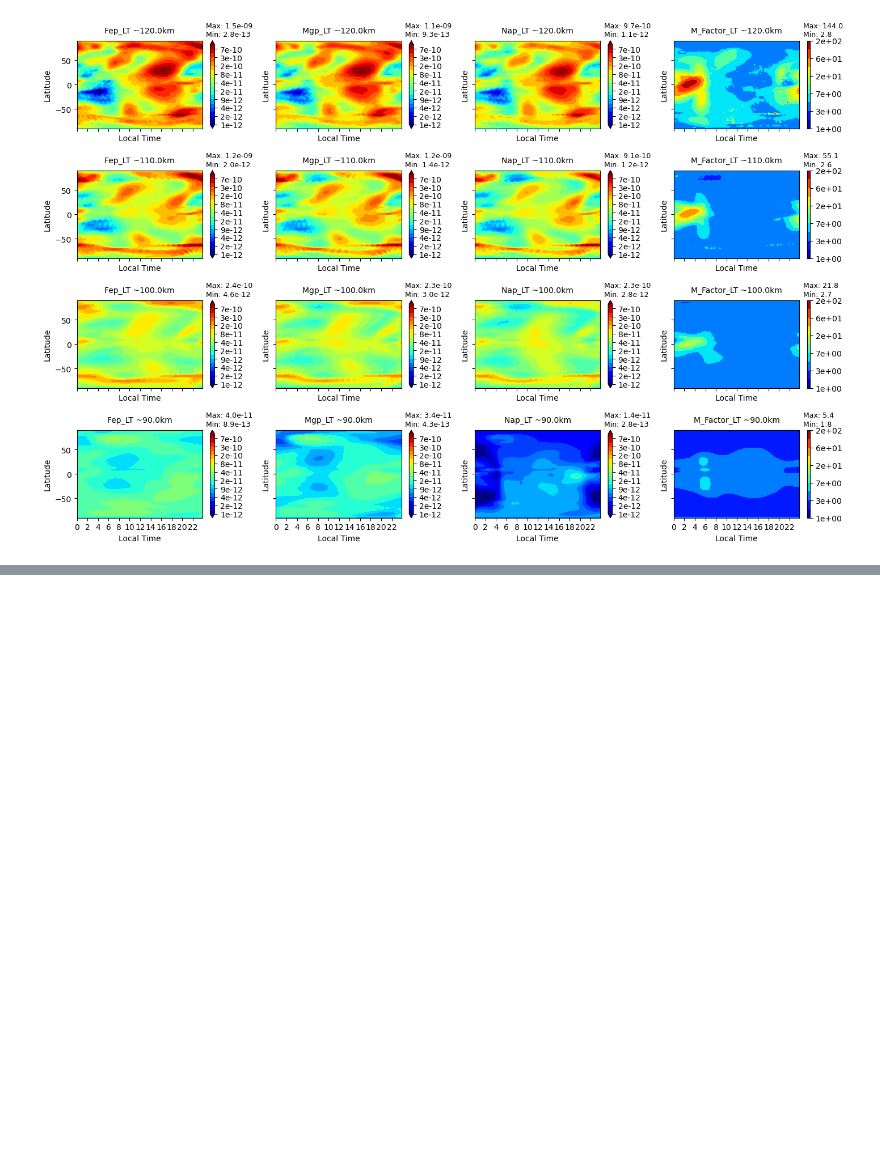
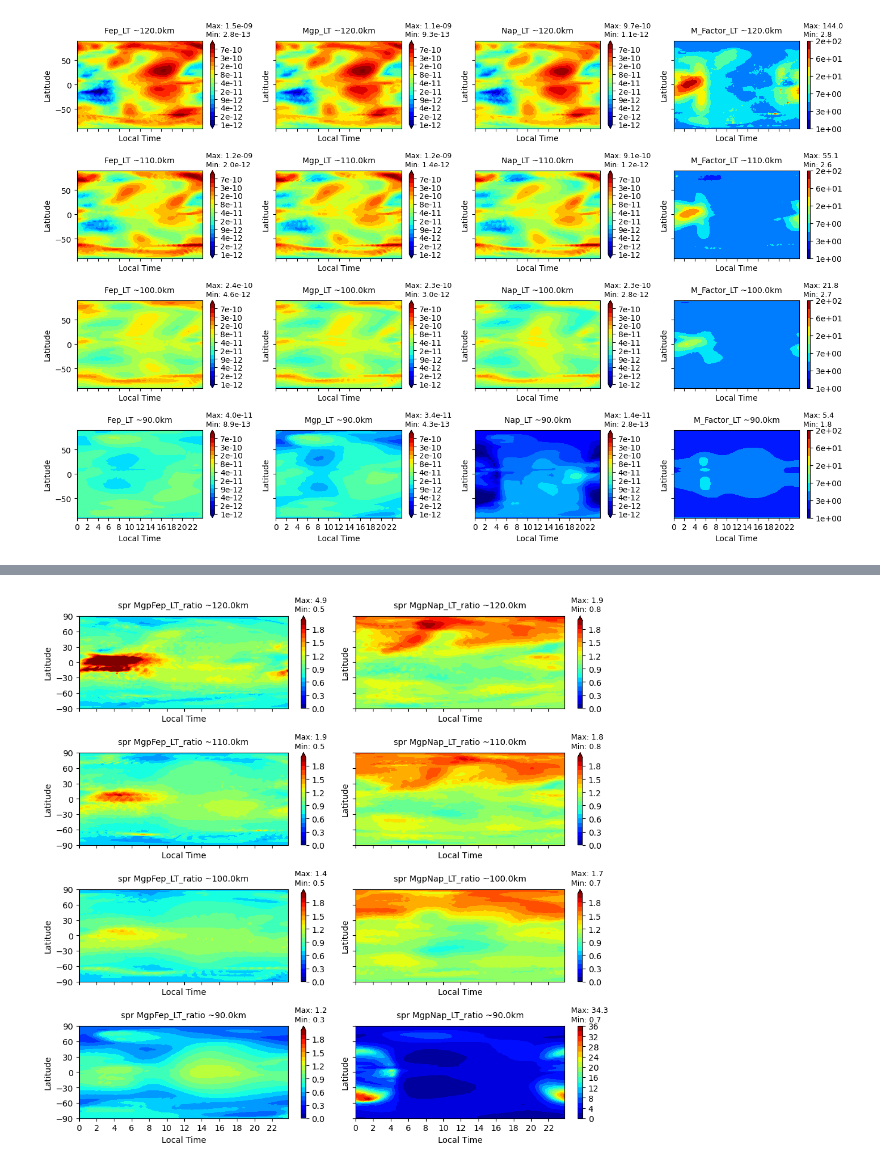
Before and after one commit to tashaay/SpE_Identification_Notebooks, a Jupyter notebook: Factor Calc.ipynb, the cells around one changed output, grey strips where cells are left out. Drawn from its saved outputs; the diff is of its cells as text; code cells hidden in the pictures; blank space fills up the shorter version.

```diff
--- a/Factor Calc.ipynb
+++ b/Factor Calc.ipynb
@@ -448,7 +453,7 @@ for i, metal in enumerate(metals):
 
         # Use the index to select values from the metal variable
         if metal != 'M_Factor_LT':
-            sel_metal = ds_M_Factor_spr_LT[metal].isel(lev=closest_altitude_index)
+            sel_metal = ds_M_Factor_LT[metal].isel(lev=closest_altitude_index)
         else:
             sel_metal = M_Factor_LT.isel(lev=closest_altitude_index)
 
@@ -478,7 +483,7 @@ for i, metal in enumerate(metals):
 
         axs[j, i].set_xlabel('Local Time')
         axs[j, i].set_ylabel('Latitude')
-        axs[j, i].set_title(f'{metal} ~{desired_altitude_km}km', fontsize='10', pad=10)
+        axs[j, i].set_title(f'{season} {metal} ~{desired_altitude_km}km', fontsize='10', pad=10)
 
         LT_ticks = np.arange(0, 24, 24/144)
         axs[j, i].set_xticks(LT_ticks[::12])
@@ -501,7 +506,7 @@ for i, metal in enumerate(metals):
 
 plt.tight_layout(rect=[0, 0, 0.9, 0.95])  # Adjust layout for suptitle
 
-figname = f'M_Factor_LT _Mp_LT_{desired_altitude_km}.png'
+figname = f'M_Factor_LT_{season}_Mp_LT_{desired_altitude_km}.png'
 plt.savefig('./Figures/Factor/' + str(figname), dpi=400, bbox_inches='tight')
 
 plt.show()
@@ -509,0 +517,93 @@ plt.show()
+# %%
+import matplotlib.pyplot as plt
+import numpy as np
+import xarray as xr
+from matplotlib.colors import LogNorm
+
+season = 'spr'
+ds_M_Factor_LT = xr.open_dataset(f'./Nc_Files/Factor/M_Factor_{season}_LT_81-130km.nc')
+
+
+M_Factor_LT = ds_M_Factor_LT['M_Factor_LT']
+lev = ds_M_Factor_LT['lev']
+lat = ds_M_Factor_LT['lat']
+LT = ds_M_Factor_LT['LT']
+Zavg_sliced = ds_M_Factor_LT['Zavg_sliced']
+
+Fep_LT = ds_M_Factor_LT['Fep_LT']
+Mgp_LT = ds_M_Factor_LT['Mgp_LT']
+Nap_LT = ds_M_Factor_LT['Nap_LT']
+
+
+# Desired altitudes in reverse order
+desired_altitudes_km = [120.0, 110.0, 100.0, 90.0]
+
+# Create a 4x4 subplot grid
+fig, axs = plt.subplots(4,2, figsize=(11, 10), sharex=True, sharey=True)
+
+
+metal_ratios_str = ['MgpFep_LT_ratio', 'MgpNap_LT_ratio']
+
+
+
+for j, desired_altitude_km in enumerate(desired_altitudes_km):
+    # Find the index of the closest altitude in geopH
+    closest_altitude_index = np.abs(Zavg_sliced - desired_altitude_km).argmin(dim='lev')
+
+    sel_Fep = Fep_LT.isel(lev=closest_altitude_index)
+    sel_Mgp = Mgp_LT.isel(lev=closest_altitude_index)
+    sel_Nap = Nap_LT.isel(lev=closest_altitude_index)
+
+    MgpFep_LT_ratio = sel_Mgp / sel_Fep
+    MgpNap_LT_ratio = sel_Mgp / sel_Nap
+
+    metal_ratios = [MgpFep_LT_ratio, MgpNap_LT_ratio]
+
+
+    for i, metal in enumerate(metal_ratios):
+        max_value = metal.values.max()
+        min_value = metal.values.min()
+        formatted_max_value = f'{max_value:.1f}'
+        formatted_min_value = f'{min_value:.1f}'
+
+        if i == 1 and j == 3:
+            contour = axs[j, i].contourf(LT, lat, metal, cmap='jet',
+                                     #norm=LogNorm(),
+                                     levels=np.linspace(0,36,19),
+                                     #extend='max'
+                                        )
+        else:
+            contour = axs[j, i].contourf(LT, lat, metal, cmap='jet',
+                                     #norm=LogNorm(),
+                                     levels=np.linspace(0,2,21),
+                                     extend='max'
+                                        )
+
+        axs[j, i].set_xlabel('Local Time')
+        axs[j, i].set_ylabel('Latitude')
+        axs[j, i].set_title(f'{season} {metal_ratios_str[i]} ~{desired_altitude_km}km', fontsize='10', pad=10)
+
+        axs[j, i].set_yticks(np.linspace(-90, 90, 7))
+        LT_ticks = np.arange(0, 24, 24/144)
+        axs[j, i].set_xticks(LT_ticks[::12])
+        #axs[j,i].set_xticklabels(LT_ticks[::12])
+
+
+        cbar = plt.colorbar(contour, ax=axs[j, i], orientation='vertical')#, format='%.0e')
+
+        annotation_text = f'Max: {formatted_max_value}'
+        axs[j, i].text(1.03, 1.17, annotation_text, ha='left', va='center', fontsize=9, transform=axs[j, i].transAxes)
+
+        annotation2_text = f'Min: {formatted_min_value}'
+        axs[j, i].text(1.03, 1.07, annotation2_text, ha='left', va='center', fontsize=9, transform=axs[j, i].transAxes)
+
+
+
+plt.tight_layout(rect=[0, 0, 0.9, 0.95])  # Adjust layout for suptitle
+
+figname = f'M_LT_ratios_{season}_LT-Alt.png'
+plt.savefig('./Figures/Factor/' + str(figname), dpi=400, bbox_inches='tight')
+
+plt.show()
+# %% [output]
+[figure, added]
```
Also changed, not shown: parts of 11 cells of this notebook, 25 other files.
